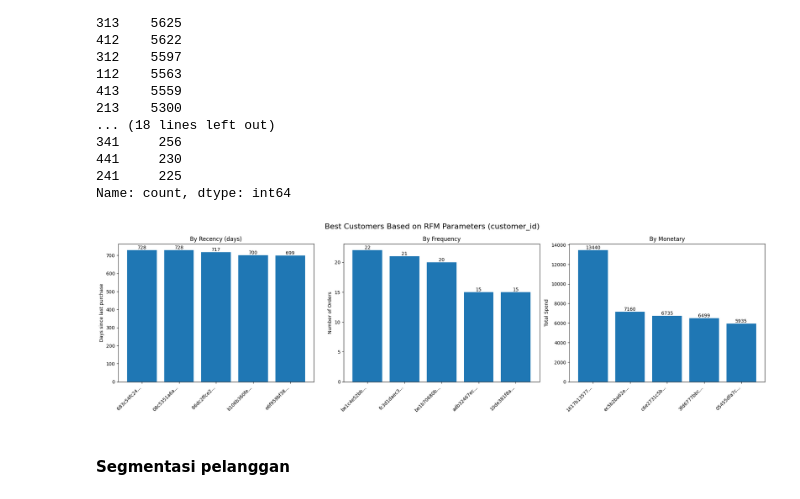
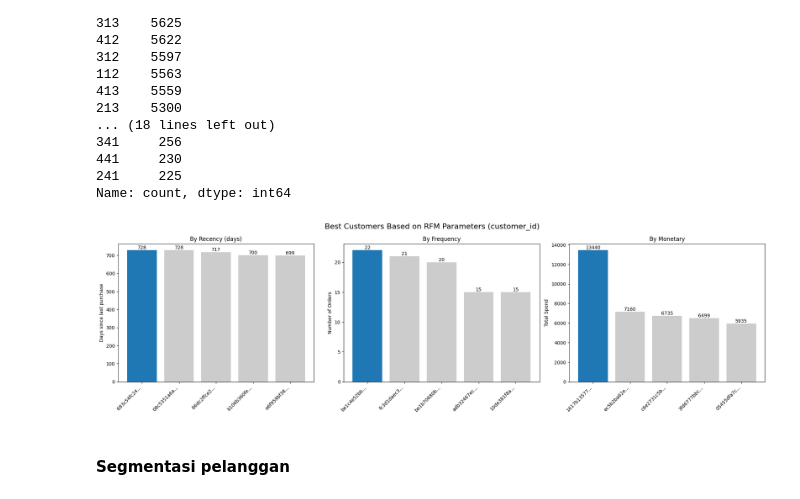
Before and after one commit to fxrdhan/Data-Analysis-Project, a Jupyter notebook: notebook.ipynb, the cells around one changed output. Cells and saved outputs as stored; diff of their text form; code cells hidden in the pictures.

```diff
--- a/notebook.ipynb
+++ b/notebook.ipynb
@@ -2483,17 +2519,18 @@ pd.DataFrame(
 # %%
-bayesian_ratings_df = pd.DataFrame(
-    {
-        "product_category_name": top_5_products,
-        "Bayesian Average Rating": bayesian_ratings,
-    }
-).sort_values(by="Bayesian Average Rating", ascending=False)
+plt.figure(figsize=(12, 6))
 
-plt.figure(figsize=(12, 6))
+colors = ['#CCCCCC'] * len(bayesian_ratings_df)
+colors[0] = sns.color_palette()[0]
+
 sns.barplot(
-    x="Bayesian Average Rating", y="product_category_name", data=bayesian_ratings_df
+    x="Bayesian Average Rating",
+    y="product_category_name",
+    data=bayesian_ratings_df,
+    palette=colors,
+    hue = "product_category_name",
 )
 
-plt.title("Top 5 Product Categories by Bayesian Average Rating", fontsize=16, pad=20)
+plt.title("Top 5 Best Seller Product Categories\nby Bayesian Average Rating", fontsize=16, pad=20)
 plt.xlabel("Bayesian Average Rating", fontsize=12)
 plt.ylabel("Product Category", fontsize=12)
 
@@ -2661,60 +2698,45 @@ RFM_Score
 241     225
 Name: count, dtype: int64
 # %%
+def truncate_id(cust_id, max_length=10):
+    return (
+        str(cust_id)[:max_length] + "..."
+        if len(str(cust_id)) > max_length
+        else str(cust_id)
+    )
+
+
 recency_df = rfm_result.sort_values("Recency", ascending=False).head()
 frequency_df = rfm_result.sort_values("Frequency", ascending=False).head()
 monetary_df = rfm_result.sort_values("Monetary", ascending=False).head()
 
 fig, (ax1, ax2, ax3) = plt.subplots(1, 3, figsize=(20, 6))
 fig.suptitle("Best Customers Based on RFM Parameters (customer_id)", fontsize=16)
 
 
-def truncate_id(cust_id, max_length=10):
-    return (
-        str(cust_id)[:max_length] + "..."
-        if len(str(cust_id)) > max_length
-        else str(cust_id)
-    )
+def plot_bar(ax, df, column, title, ylabel):
+    colors = ["#CCCCCC"] * len(df)
+    colors[0] = sns.color_palette()[0]
+
+    ax.bar(range(len(df)), df[column], color=colors)
+    ax.set_title(title)
+    ax.set_ylabel(ylabel)
+    ax.set_xticks(range(len(df)))
+    ax.set_xticklabels([truncate_id(id) for id in df.index], rotation=45, ha="right")
+
+    for i, v in enumerate(df[column]):
+        ax.text(i, v, f"{v:.0f}", ha="center", va="bottom")
 
 
-ax1.bar(range(len(recency_df)), recency_df["Recency"])
-ax1.set_title("By Recency (days)")
-ax1.set_ylabel("Days since last purchase")
-ax1.set_xticks(range(len(recency_df)))
-ax1.set_xticklabels(
-    [truncate_id(id) for id in recency_df.index], rotation=45, ha="right"
-)
-
-for i, v in enumerate(recency_df["Recency"]):
-    ax1.text(i, v, f"{v:.0f}", ha="center", va="bottom")
-
-ax2.bar(range(len(frequency_df)), frequency_df["Frequency"])
-ax2.set_title("By Frequency")
-ax2.set_ylabel("Number of Orders")
-ax2.set_xticks(range(len(frequency_df)))
-ax2.set_xticklabels(
-    [truncate_id(id) for id in frequency_df.index], rotation=45, ha="right"
-)
-
-for i, v in enumerate(frequency_df["Frequency"]):
-    ax2.text(i, v, f"{v:.0f}", ha="center", va="bottom")
-
-ax3.bar(range(len(monetary_df)), monetary_df["Monetary"])
-ax3.set_title("By Monetary")
-ax3.set_ylabel("Total Spend")
-ax3.set_xticks(range(len(monetary_df)))
-ax3.set_xticklabels(
-    [truncate_id(id) for id in monetary_df.index], rotation=45, ha="right"
-)
-
-for i, v in enumerate(monetary_df["Monetary"]):
-    ax3.text(i, v, f"{v:.0f}", ha="center", va="bottom")
+plot_bar(ax1, recency_df, "Recency", "By Recency (days)", "Days since last purchase")
+plot_bar(ax2, frequency_df, "Frequency", "By Frequency", "Number of Orders")
+plot_bar(ax3, monetary_df, "Monetary", "By Monetary", "Total Spend")
 
 plt.tight_layout()
 plt.subplots_adjust(top=0.88, bottom=0.2)
 plt.show()
 # %% [output]
-[figure, old version]
+[figure, new version]
 # %% [markdown]
 #### Segmentasi pelanggan
 # %%
```
Also changed, not shown: parts of 25 cells of this notebook.
